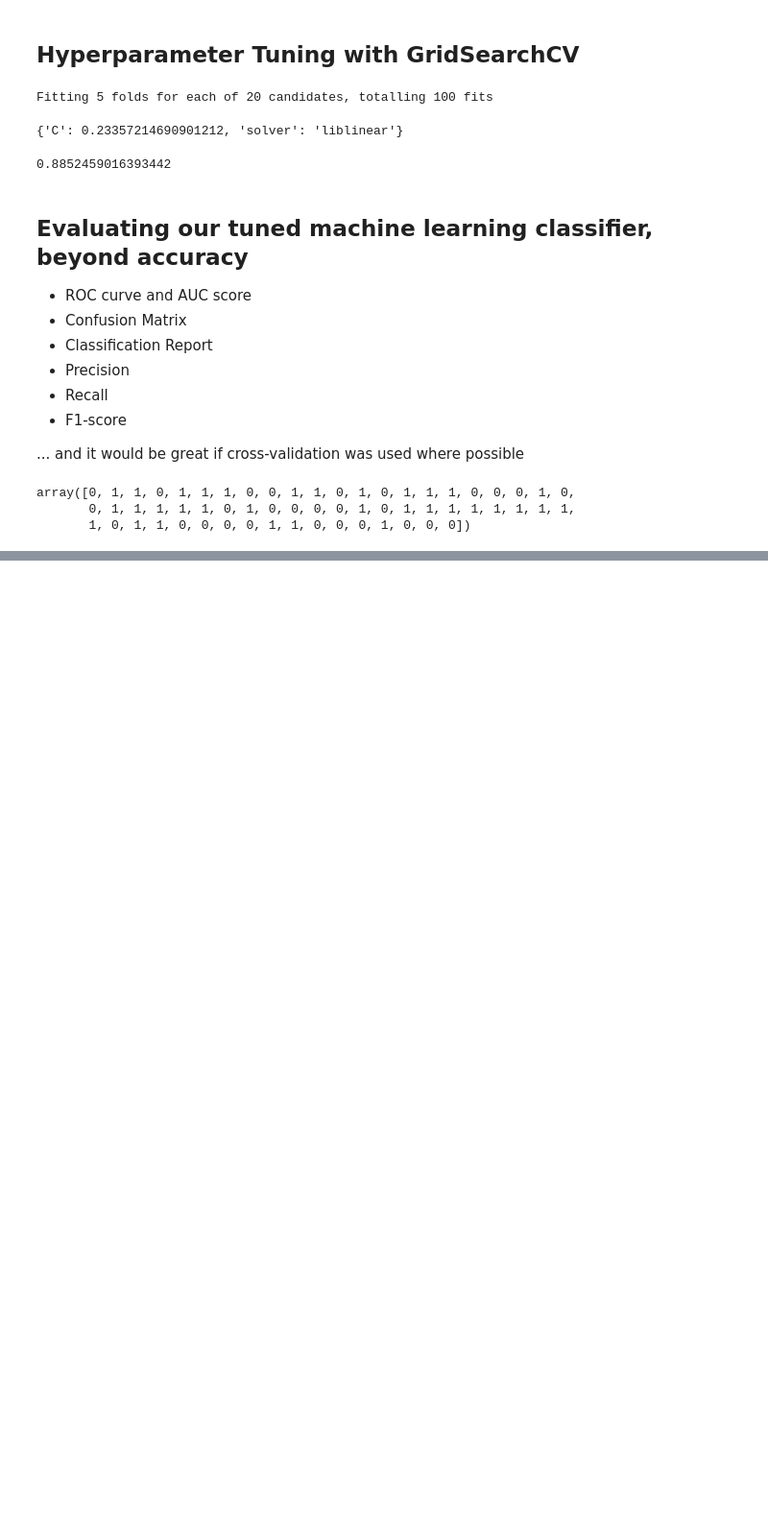
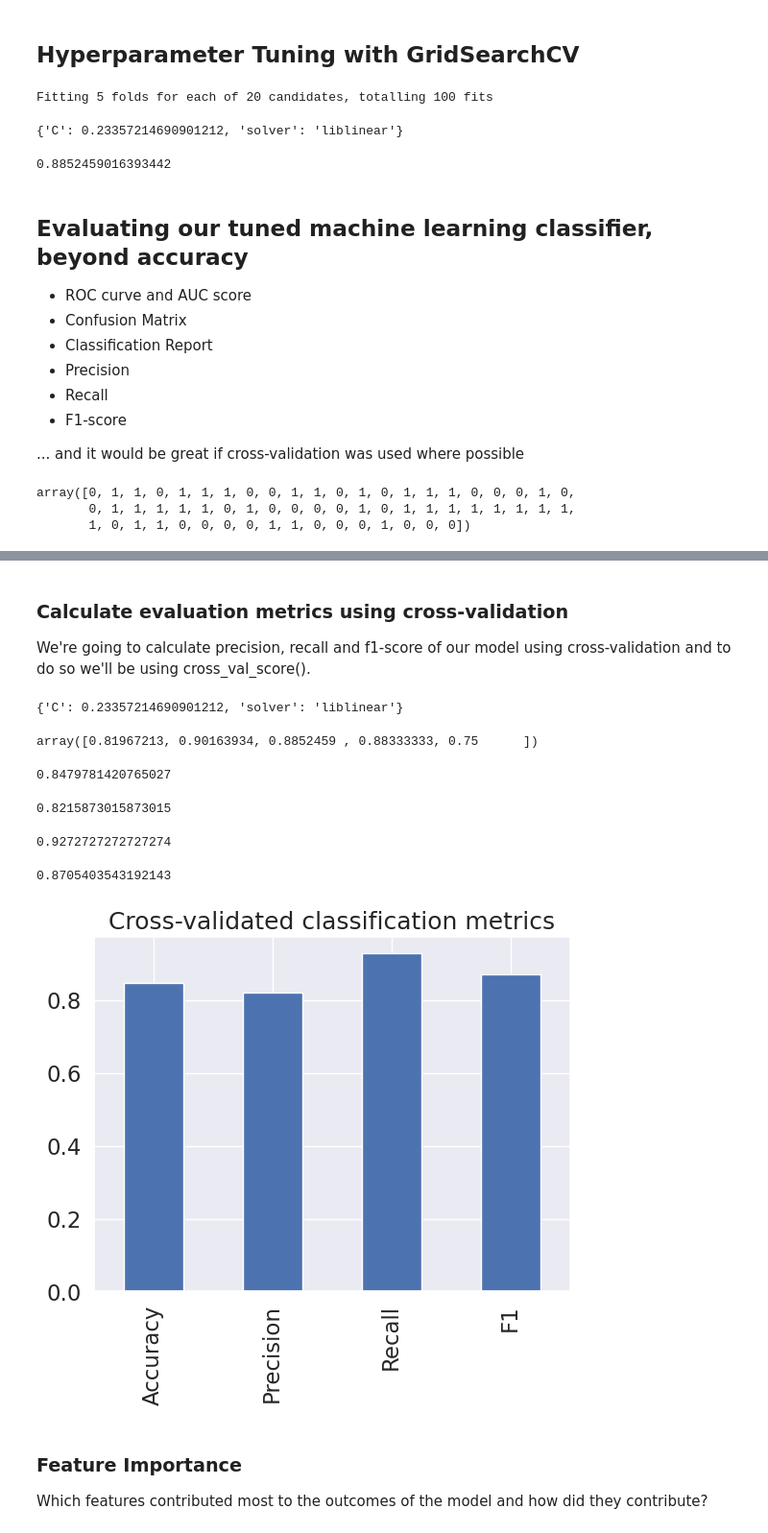
Before and after one commit to JoshuaFayele/End-to-end-heart-disease-classification, a Jupyter notebook: End_to_end_heart_disease_classification.ipynb, the cells around one changed output, grey strips where cells are left out. Shown: that part at 96% size. Saved outputs shown, nothing was run; the diff lists cells and outputs as text; code cells hidden in the pictures; blank space fills up the shorter version.

```diff
--- a/End_to_end_heart_disease_classification.ipynb
+++ b/End_to_end_heart_disease_classification.ipynb
@@ -691,0 +735,9 @@ TypeError: ignored
+# %% [markdown]
+### Calculate evaluation metrics using cross-validation
+
+We're going to calculate precision, recall and f1-score of our model using cross-validation and to do so we'll be using cross_val_score().
+# %%
+# Check best hyperparameters
+gs_log_reg.best_params_
+# %% [output]
+{'C': 0.23357214690901212, 'solver': 'liblinear'}
@@ -691,0 +747,67 @@ TypeError: ignored
+# %%
+# Cross-validated accuracy
+cv_acc = cross_val_score(clf,
+                         X,
+                         y,
+                         cv=5,
+                         scoring="accuracy")
+
+cv_acc
+# %% [output]
+array([0.81967213, 0.90163934, 0.8852459 , 0.88333333, 0.75      ])
+# %%
+cv_acc = np.mean(cv_acc)
+cv_acc
+# %% [output]
+0.8479781420765027
+# %%
+# Cross-validated precision
+cv_precision = cross_val_score(clf,
+                               X,
+                               y,
+                               cv=5,
+                               scoring="precision")
+
+cv_precision=np.mean(cv_precision)
+cv_precision
+# %% [output]
+0.8215873015873015
+# %%
+# Cross-validated recall
+cv_recall = cross_val_score(clf,
+                            X,
+                            y,
+                            cv=5,
+                            scoring="recall")
+
+cv_recall = np.mean(cv_recall)
+cv_recall
+# %% [output]
+0.9272727272727274
+# %%
+# Cross-validated fi-score
+cv_f1 = cross_val_score(clf,
+                            X,
+                            y,
+                            cv=5,
+                            scoring="f1")
+
+cv_f1 = np.mean(cv_f1)
+cv_f1
+# %% [output]
+0.8705403543192143
+# %%
+# Visualize cross-validated metrics
+cv_metrics = pd.DataFrame({"Accuracy": cv_acc,
+                           "Precision": cv_precision,
+                           "Recall": cv_recall,
+                           "F1": cv_f1},
+                          index=[0])
+
+cv_metrics.T.plot.bar(title="Cross-validated classification metrics", legend=False);
+# %% [output]
+[figure, added]
+# %% [markdown]
+### Feature Importance
+
+Which features contributed most to the outcomes of the model and how did they contribute?
```
Also changed, not shown: parts of 16 cells of this notebook.
